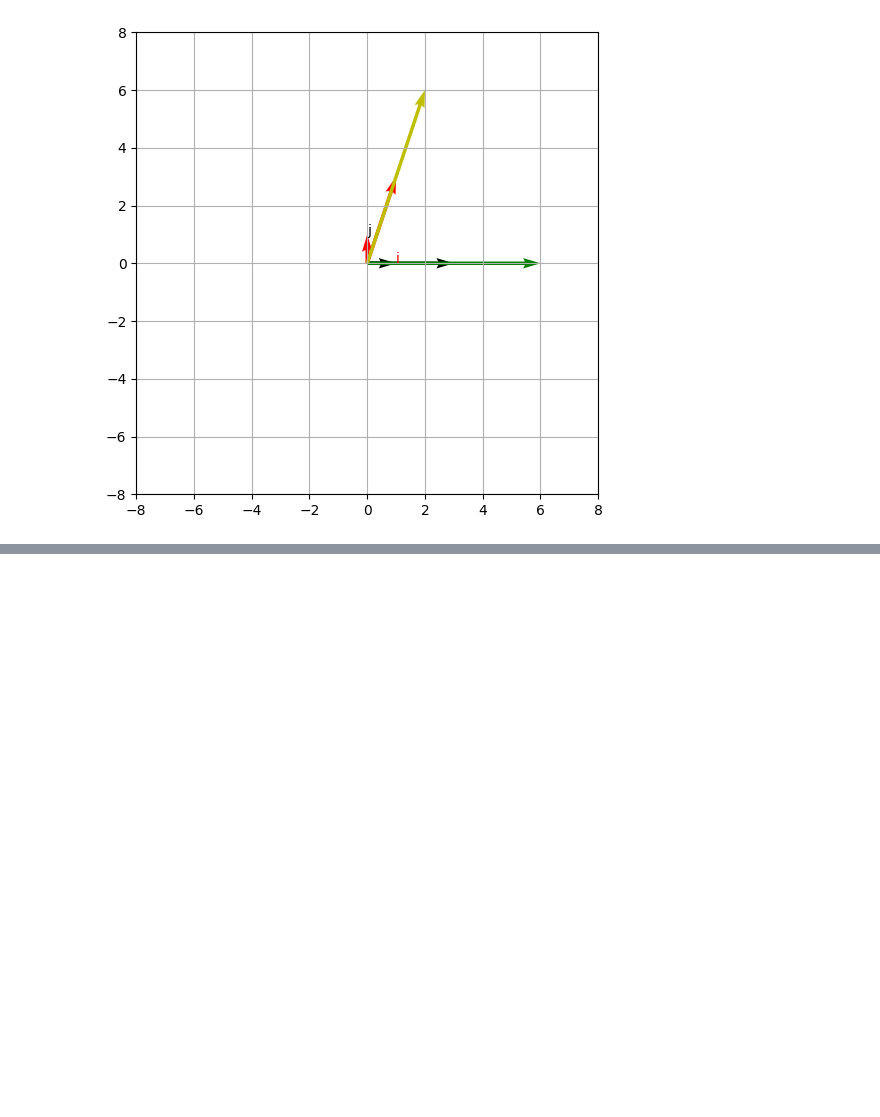
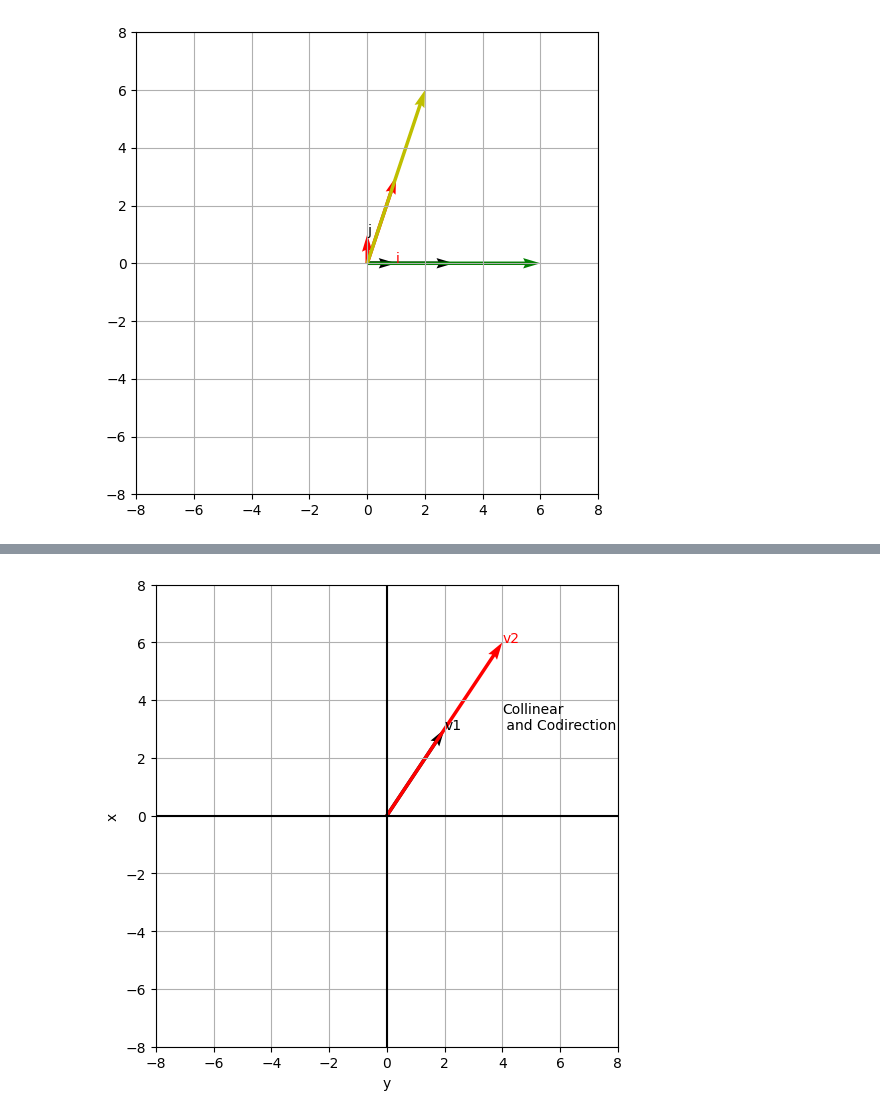
Before and after one commit to CoderAalok/Python_Libraries, a Jupyter notebook: Math for Machine Learning/Eigenvectors_Eigenvalues.ipynb, the cells around one changed output, grey strips where cells are left out. Saved outputs shown, nothing was run; the diff lists cells and outputs as text; code cells hidden in the pictures; blank space fills up the shorter version.

```diff
--- a/Math for Machine Learning/Eigenvectors_Eigenvalues.ipynb
+++ b/Math for Machine Learning/Eigenvectors_Eigenvalues.ipynb
@@ -45,0 +76,35 @@ plt.show()
+# %%
+# Two-vectors
+v1 = np.array([2,3])
+v2 = np.array([4,6]) #this vector in same line
+
+#this vector flip opposite direction
+vi = np.array([2,3])
+vj = np.array([-4,-6])
+
+origin = np.zeros(2)
+# %%
+fig, ax = plt.subplots(figsize=(8,6))
+
+ax.quiver(*origin, *v1, color='k', angles='xy', scale_units='xy', scale=1)
+ax.quiver(*origin, *v2, color='r', angles='xy', scale_units='xy', scale=1)
+
+# axes lines
+ax.axhline(0, color='k')
+ax.axvline(0, color='k')
+
+# figure
+ax.grid()
+ax.set_xlim(-8,8)
+ax.set_ylim(-8,8)
+ax.set_xlabel('y')
+ax.set_ylabel('x')
+ax.set_aspect('equal')
+
+# text
+ax.text(v1[0], v1[1], s='v1', color='k')
+ax.text(v2[0], v2[1], s='v2', color='r')
+ax.text(v2[0], 0.5*v2[1], s='Collinear\n and Codirection', color='k')
+plt.show()
+# %% [output]
+[figure, added]
```
Also changed, not shown: parts of 6 cells of this notebook.
